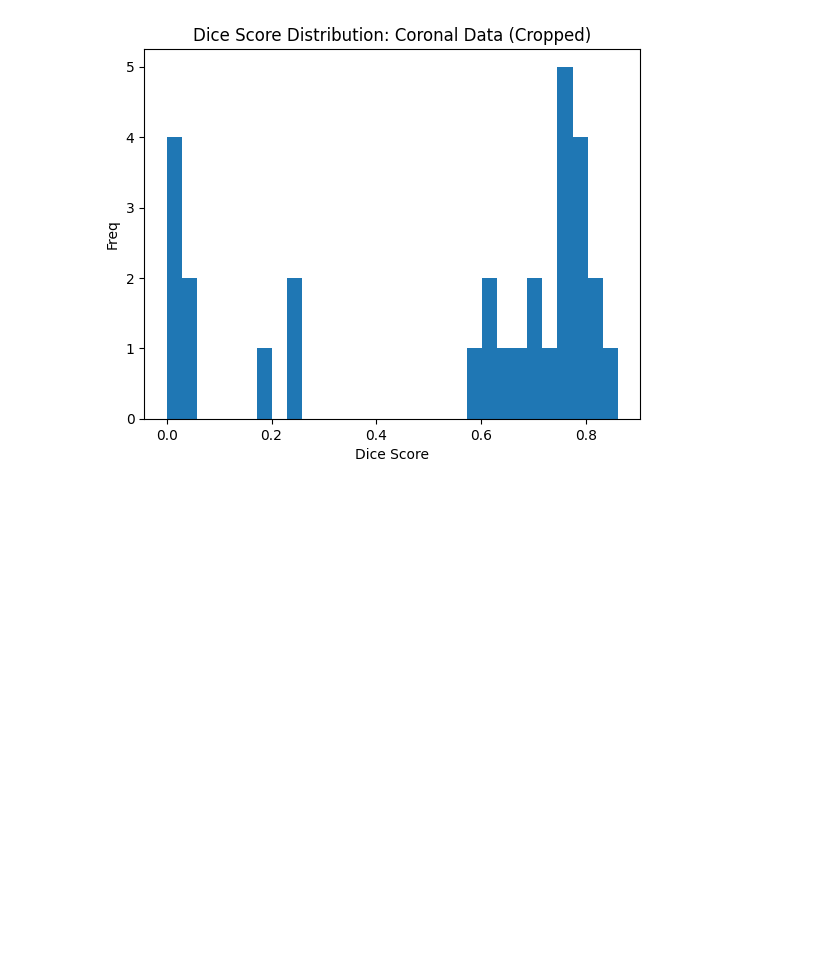
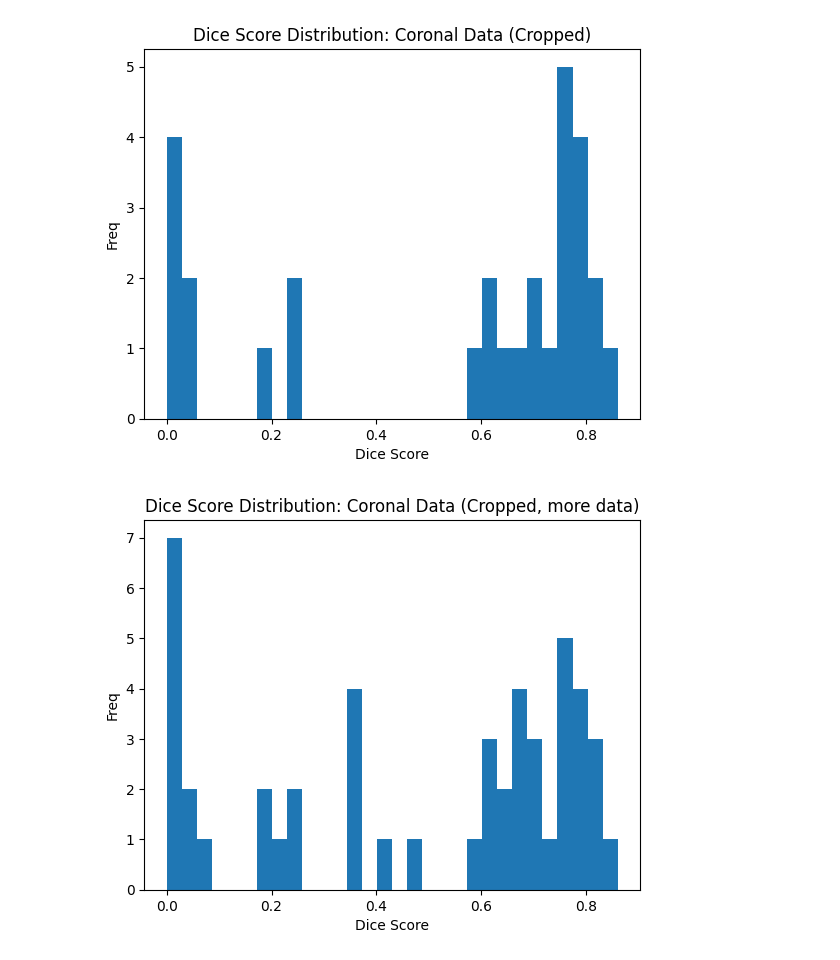
Before and after one commit to michaelkong0/RCa-Tumor-Seg, a Jupyter notebook: visualization.ipynb, the cells around one changed output. Drawn from its saved outputs; the diff is of its cells as text; code cells hidden in the pictures; blank space fills up the shorter version.

```diff
--- a/visualization.ipynb
+++ b/visualization.ipynb
@@ -446,3 +446,18 @@ for file in glob.glob(r"G:\Shared drives\INVent\mfk58\Outputs\coronalv2.5\*.mha"
         visualizeAsGifBoundary(r"G:\Shared drives\INVent\mfk58\Outputs\coronalv2.5\Images\{}_0000.mha".format(fileID),r"G:\Shared drives\INVent\mfk58\visualizations\coronalsv2.5\{}".format(fileID),
                 segimg=r"G:\Shared drives\INVent\mfk58\Outputs\coronalv2.5\{}.mha".format(fileID),name="{}_combined.gif".format(fileID),
                 gndtrth=r"G:\Shared drives\INVent\mfk58\Outputs\coronalv2.5\GroundTruths\{}.mha".format(fileID), speed=spd)
+# %%
+import matplotlib as mpl
+import matplotlib.pyplot as plt
+import numpy as np
+import pandas as pd
+
+data = pd.read_excel(r"G:\Shared drives\INVent\mfk58\Outputs\coronalv2&v2.5.xlsx").loc[:,"dice"]
+data = data.to_list()
+plt.hist(data,30)
+plt.title('Dice Score Distribution: Coronal Data (Cropped, more data)')
+plt.xlabel('Dice Score')
+plt.ylabel('Freq')
+plt.show()
+# %% [output]
+[figure, added]
```
Also changed, not shown: 1 other file.
